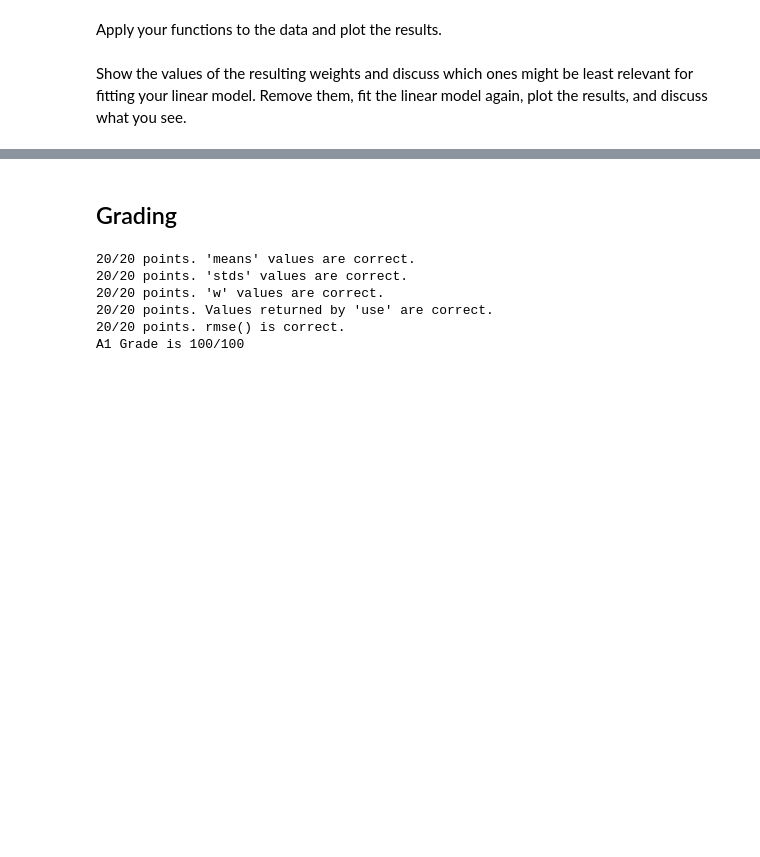
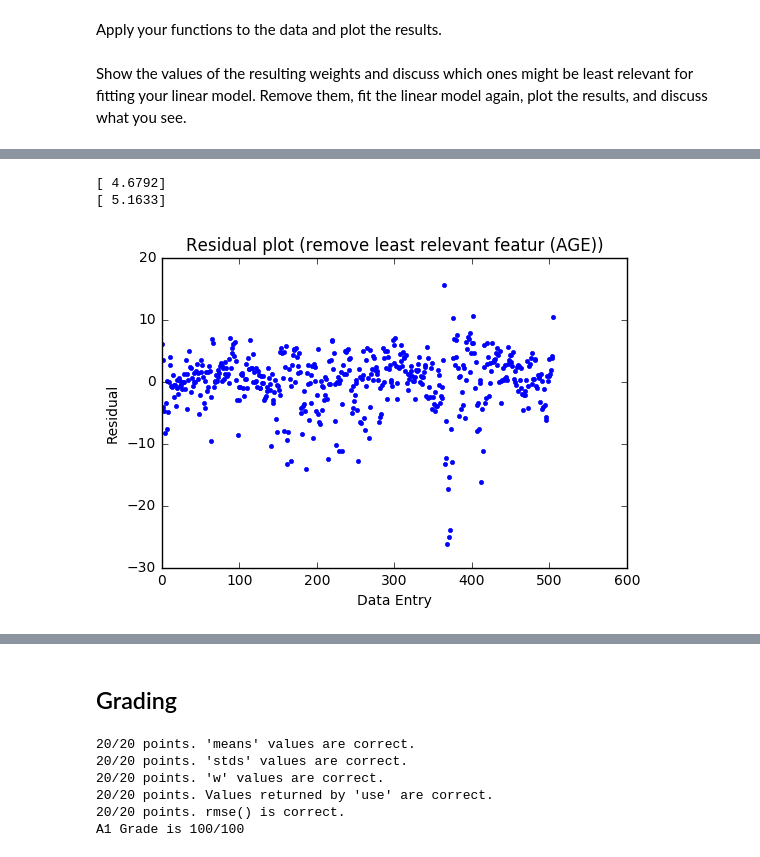
Before and after one commit to zyu47/CS480_homework, a Jupyter notebook: A1/Yu-A1.ipynb, the cells around one changed output, grey strips where cells are left out. Saved outputs shown, nothing was run; the diff lists cells and outputs as text; code cells hidden in the pictures; blank space fills up the shorter version.

Commit message:
final version, added partial fitting without least/most relevant feature

```diff
--- a/A1/Yu-A1.ipynb
+++ b/A1/Yu-A1.ipynb
@@ -140,0 +181,26 @@ error = rmse(predict, T)
+# %%
+#Try taking out the most/least important feature and rebuild the model
+X_rm_least = X[:, [0,1,2,3,4,5, 7,8,9,10,11,12]]
+X_rm_most = X[:, :-1]
+#print X_rm_least_rel.shape
+#print X_rm_most_rel.shape
+model_rm_least = train(X_rm_least, T)
+model_rm_most = train(X_rm_most, T)
+predict_rm_least = use(model_rm_least,X_rm_least)
+predict_rm_most = use(model_rm_most,X_rm_most)
+rmse_rm_least = rmse(predict_rm_least, T)
+rmse_rm_most = rmse(predict_rm_most, T)
+print(rmse_rm_least) #4.6792
+print(rmse_rm_most) #5.1633
+# %% [output]
+[ 4.6792]
+[ 5.1633]
+# %%
+#plot result (remove least)
+plt.plot((predict_rm_least - T), '.')
+plt.ylabel('Residual')
+plt.xlabel('Data Entry')
+plt.title('Residual plot (remove least relevant featur (AGE))')
+plt.savefig('./data/residual_rm_least.png')
+# %% [output]
+[figure, added]
```
Also changed, not shown: parts of 14 cells of this notebook, 3 other files.
